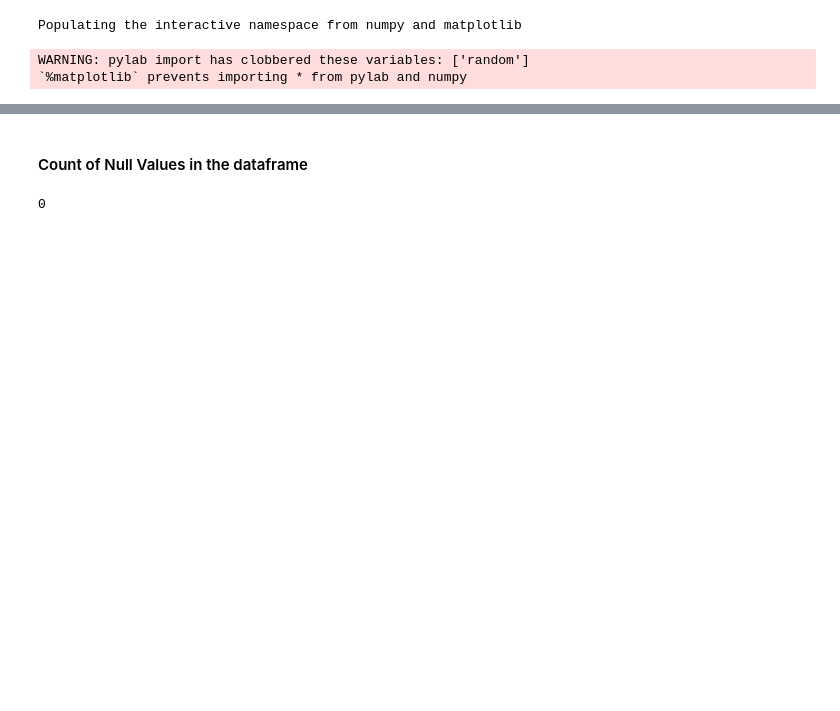
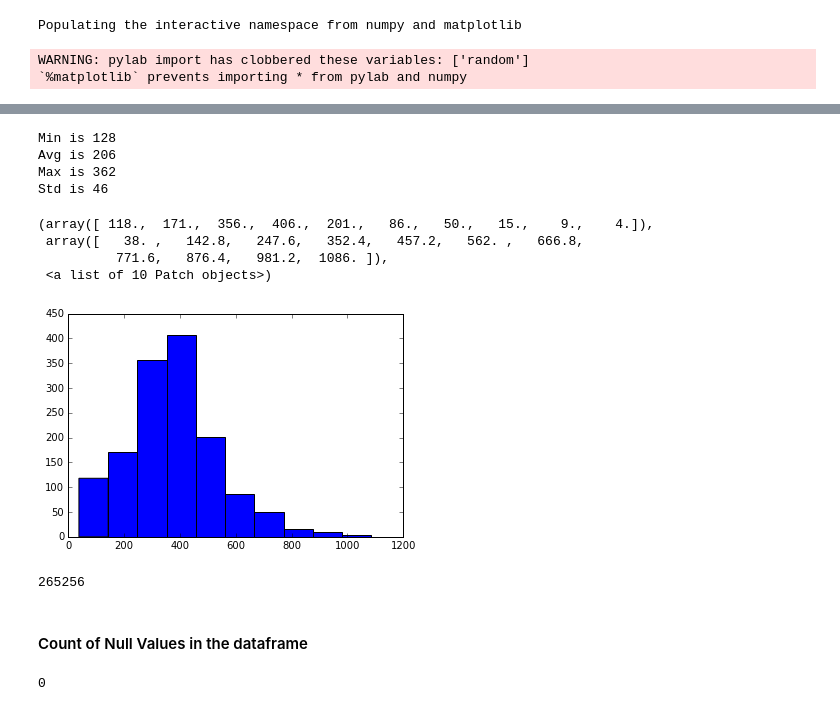
Before and after one commit to springml/iot_demo, a Jupyter notebook: DataSimulator/Python Notebooks/EDA on Nasa Engine Dataset.ipynb, the cells around one changed output, grey strips where cells are left out. Saved outputs shown, nothing was run; the diff lists cells and outputs as text; code cells hidden in the pictures; blank space fills up the shorter version.

```diff
--- a/DataSimulator/Python Notebooks/EDA on Nasa Engine Dataset.ipynb
+++ b/DataSimulator/Python Notebooks/EDA on Nasa Engine Dataset.ipynb
@@ -41,3 +48,23 @@ Std is 46
+# %%
+print "Min is %d" %min(dfs[0].groupby(["unit"])["time"].count())
+print "Avg is %d" %np.mean(dfs[0].groupby(["unit"])["time"].count())
+print "Max is %d" %max(dfs[0].groupby(["unit"])["time"].count())
+print "Std is %d" %np.std(dfs[0].groupby(["unit"])["time"].count())
+plt.hist(df.groupby(["unit"])["time"].count())
+# %% [output]
+Min is 128
+Avg is 206
+Max is 362
+Std is 46
+(array([ 118.,  171.,  356.,  406.,  201.,   86.,   50.,   15.,    9.,    4.]),
+ array([   38. ,   142.8,   247.6,   352.4,   457.2,   562. ,   666.8,
+          771.6,   876.4,   981.2,  1086. ]),
+ <a list of 10 Patch objects>)
+[figure, added]
+# %%
+len(all_dfs)
+# %% [output]
+265256
 # %% [markdown]
 #### Count of Null Values in the dataframe
 # %%
```
Also changed, not shown: parts of 25 cells of this notebook, 10 other files.
